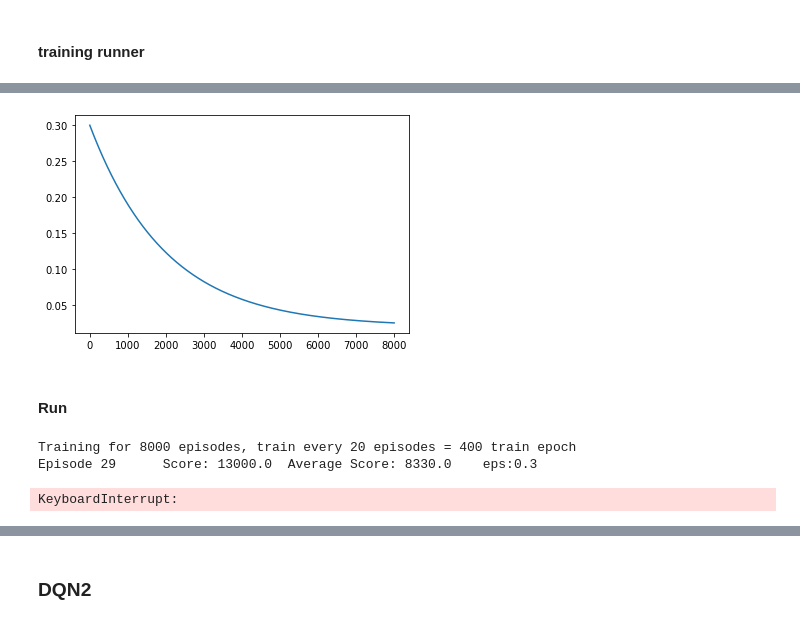
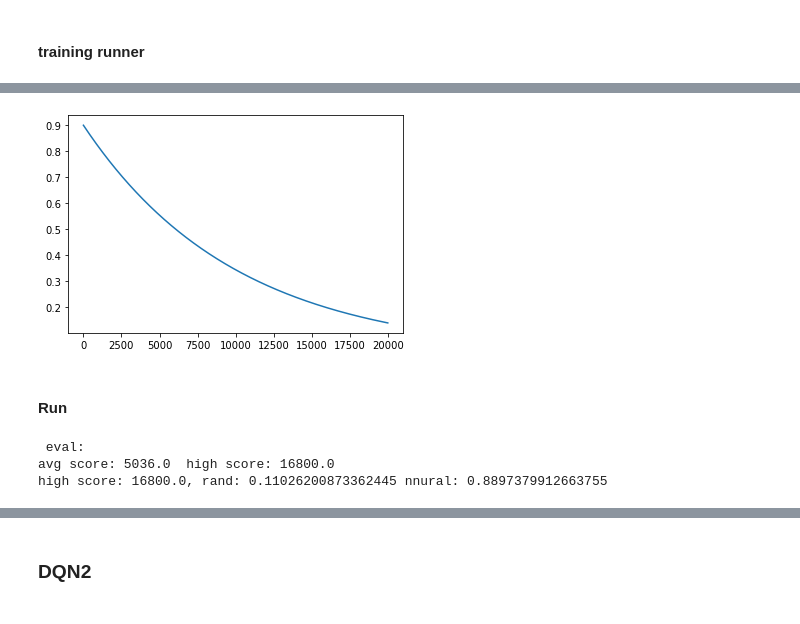
Before and after one commit to MElena14/COMP341, a Jupyter notebook: assignment2.ipynb, the cells around one changed output, grey strips where cells are left out. Cells and saved outputs as stored; diff of their text form; code cells hidden in the pictures.

```diff
--- a/assignment2.ipynb
+++ b/assignment2.ipynb
@@ -536,16 +544,11 @@ def evalDQN(agent, eps, n_episodes=50,  network='DQNcnn'):
 # %% [markdown]
 ### run train
 # %%
-model = 'ResNetDQN' # options are 'DQNcnn' or 'ResNetDQN'
+model = 'DQNcnn' # options are 'DQNcnn' or 'ResNetDQN'
 
-Number_of_episodes = 8000
+Number_of_episodes = 20000
 save_models_every = 250
 train_every = 20
+device = torch.device("cuda:0")
 # %% [markdown]
 #### training runner
-# %%
-
-Number_of_episodes = 3000
-epsilon_decrease = epsilon_decrease_func(start=0.2, end=0.08, decay=Number_of_episodes/2)
-# epsilon_decrease = lambda x: 0.1
-plot_epsilon_func(epsilon_decrease, Number_of_episodes)
@@ -554,40 +555,41 @@ plot_epsilon_func(epsilon_decrease, Number_of_episodes)
 # %%
 env = wrap_env(gym.make(env_name), record_every=1000)
 
 agent_args = {
             'input_shape': (4, frame_crops[model], frame_crops[model]),
             'action_size': env.action_space.n,
             'device': device,
             'buffer_size': 100000,
             'batch_size': 64,
             'gamma': 0.99,
             'lr': 1e-4,
             'tau': 1e-3,
             'learn_every': train_every,
             'replay_after': 10000,
-            'memory_tophalf': True,
+            'memory_top': 0.25,
             'episodes': Number_of_episodes
         }
 
 if model == 'DQNcnn':
-    agent_args = {**agent_args, 'model': DQNCnn, 'base_filename': 'atari_atlantas_models1'}
+    agent_args = {**agent_args, 'model': DQNCnn, 'base_filename': 'atari_models/atari_atlantas_models1-Copy1'}
 elif model == 'ResNetDQN':
-    agent_args = {**agent_args, 'model': ResNetDQN, 'base_filename': 'atari_atlantas_resnet'}
+    agent_args = {**agent_args, 'model': ResNetDQN, 'base_filename': 'atari_models/atari_atlantas_resnet'}
 else:
     raise Exception('model not found')
 
-epsilon_decrease = epsilon_decrease_func(start=0.3, end=0.02, decay=Number_of_episodes/4)
+epsilon_decrease = epsilon_decrease_func(start=0.9, end=0.02, decay=Number_of_episodes/2)
 # epsilon_decrease = lambda x: 0.05
 plot_epsilon_func(epsilon_decrease, Number_of_episodes)
 # %% [output]
-[figure, old version]
+[figure, new version]
 # %% [markdown]
 #### Run
 # %%
+
 agent = DQNAgent(agent_args)
 agent.load()
-scores = trainDQN(agent, epsilon_decrease, n_episodes=Number_of_episodes, save_every=save_models_every, plot_every=1000, network=model)
+scores = trainDQN(agent, epsilon_decrease, env, n_episodes=Number_of_episodes, save_every=save_models_every, plot_every=1000, network=model)
 # %% [output]
-Training for 8000 episodes, train every 20 episodes = 400 train epoch
-Episode 29      Score: 13000.0  Average Score: 8330.0    eps:0.3
+ eval:
+avg score: 5036.0  high score: 16800.0
+high score: 16800.0, rand: 0.11026200873362445 nnural: 0.8897379912663755
-KeyboardInterrupt:
```
Also changed, not shown: parts of 11 cells of this notebook.
